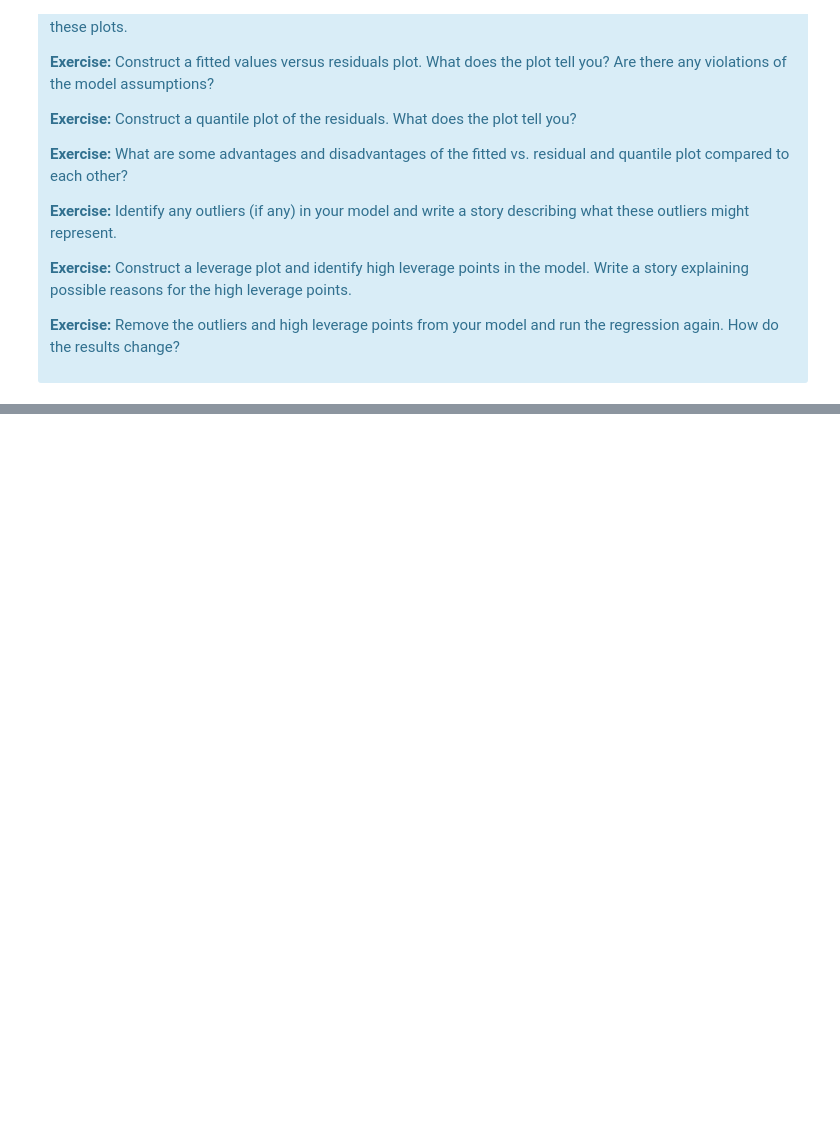
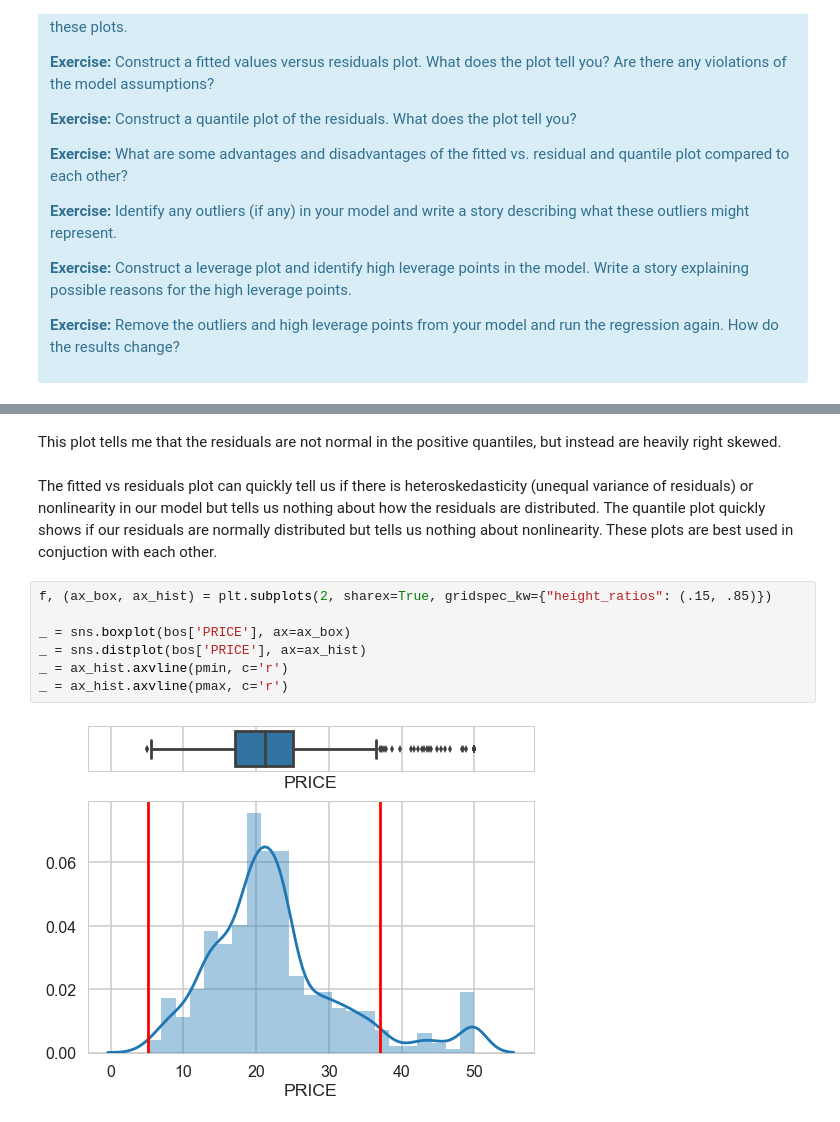
Before and after one commit to tsansom/Springboard-Data-Science, a Jupyter notebook: mini_projects/machine_learning/linear_regression/Mini_Project_Linear_Regression.ipynb, the cells around one changed output, grey strips where cells are left out. Cells and saved outputs as stored; diff of their text form; blank space fills up the shorter version.

```diff
--- a/mini_projects/machine_learning/linear_regression/Mini_Project_Linear_Regression.ipynb
+++ b/mini_projects/machine_learning/linear_regression/Mini_Project_Linear_Regression.ipynb
@@ -973,0 +990,13 @@ There are some other issues that are important investigate with linear regressio
+# %% [markdown]
+This plot tells me that the residuals are not normal in the positive quantiles, but instead are heavily right skewed.
+# %% [markdown]
+The fitted vs residuals plot can quickly tell us if there is heteroskedasticity (unequal variance of residuals) or nonlinearity in our model but tells us nothing about how the residuals are distributed. The quantile plot quickly shows if our residuals are normally distributed but tells us nothing about nonlinearity. These plots are best used in conjuction with each other.
+# %%
+f, (ax_box, ax_hist) = plt.subplots(2, sharex=True, gridspec_kw={"height_ratios": (.15, .85)})
+
+_ = sns.boxplot(bos['PRICE'], ax=ax_box)
+_ = sns.distplot(bos['PRICE'], ax=ax_hist)
+_ = ax_hist.axvline(pmin, c='r')
+_ = ax_hist.axvline(pmax, c='r')
+# %% [output]
+[figure, added]
```
Also changed, not shown: parts of 17 cells of this notebook.
